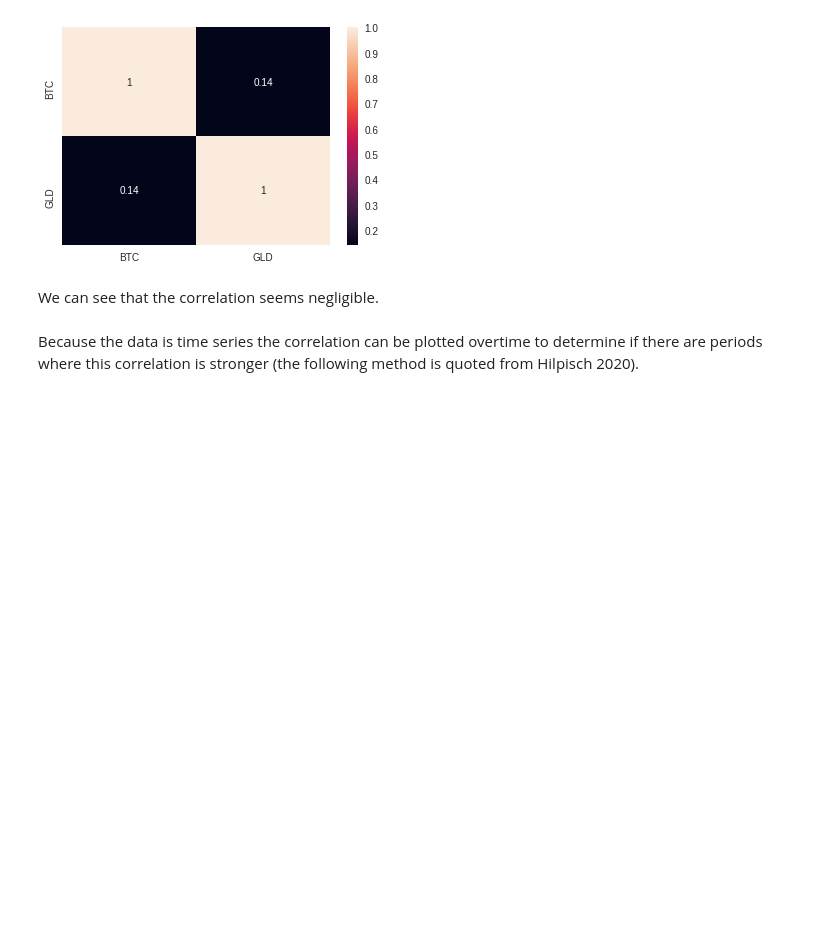
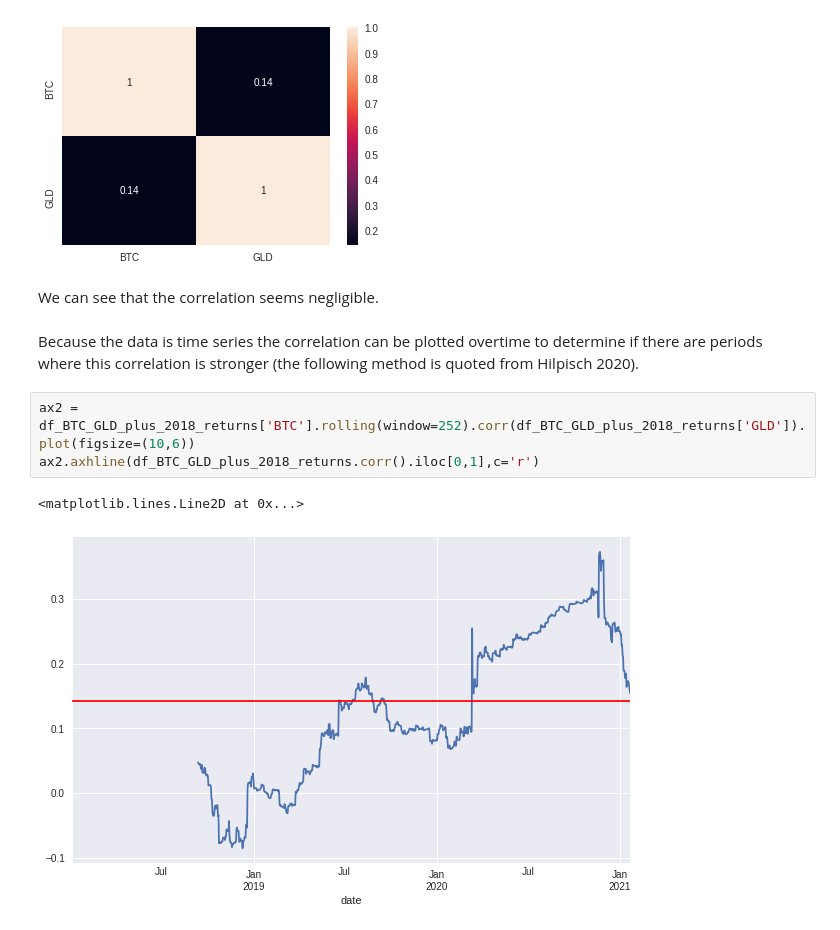
Before and after one commit to rsiwicki/rock_dex, a Jupyter notebook: blockchain_labs_rockdex.ipynb, the cells around one changed output. Drawn from its saved outputs; the diff is of its cells as text; blank space fills up the shorter version.

```diff
--- a/blockchain_labs_rockdex.ipynb
+++ b/blockchain_labs_rockdex.ipynb
@@ -411,3 +419,9 @@ plt.show()
 We can see that the correlation seems negligible.
 # %% [markdown]
 Because the data is time series the correlation can be plotted overtime to determine if there are periods where this correlation is stronger (the following method is quoted from Hilpisch 2020).
+# %%
+ax2 = df_BTC_GLD_plus_2018_returns['BTC'].rolling(window=252).corr(df_BTC_GLD_plus_2018_returns['GLD']).plot(figsize=(10,6))
+ax2.axhline(df_BTC_GLD_plus_2018_returns.corr().iloc[0,1],c='r')
+# %% [output]
+<matplotlib.lines.Line2D at 0x...>
+[figure, added]
```
Also changed, not shown: parts of 2 cells of this notebook.
